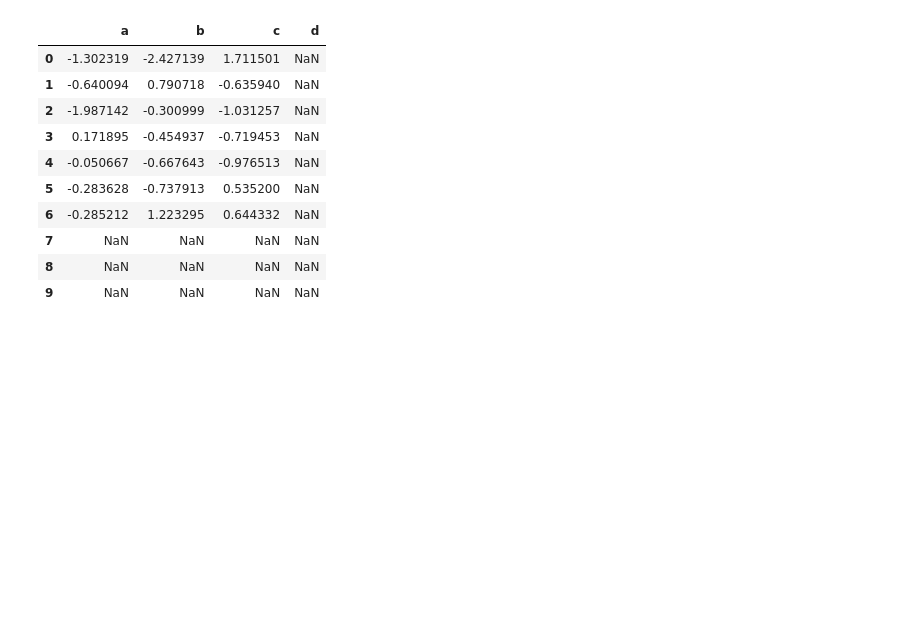
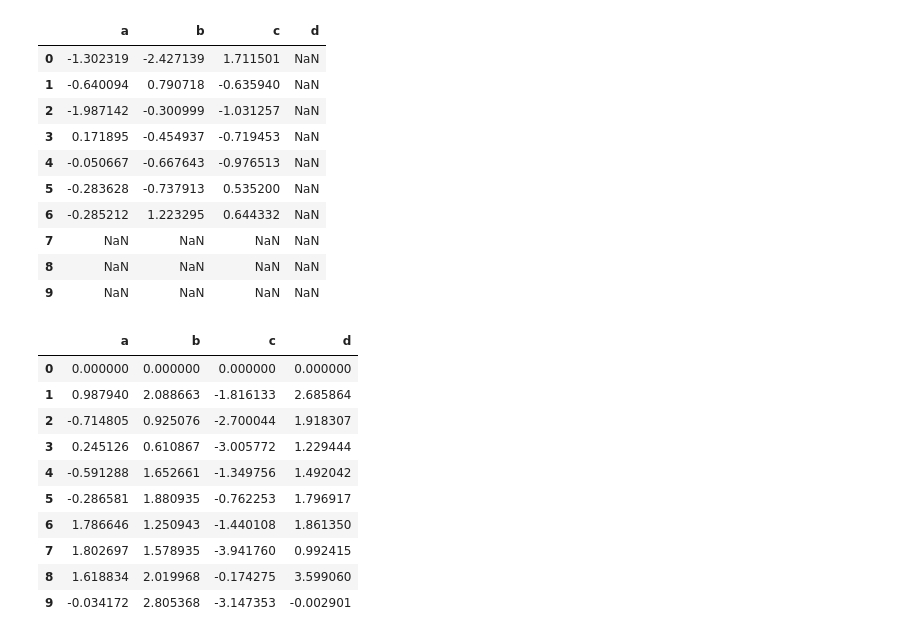
Before and after one commit to sitsawek/Practical-statistic-for-data-scientist, a Jupyter notebook: explore_data_analysis.ipynb, the cells around one changed output. Drawn from its saved outputs; the diff is of its cells as text; code cells hidden in the pictures; blank space fills up the shorter version.

```diff
--- a/explore_data_analysis.ipynb
+++ b/explore_data_analysis.ipynb
@@ -579,3 +579,18 @@ df + df2
 | 7 | NaN | NaN | NaN | NaN |
 | 8 | NaN | NaN | NaN | NaN |
 | 9 | NaN | NaN | NaN | NaN |
+# %%
+# Series index on dataframe thus broadcasting row wise.
+df-df.iloc[0]
+# %% [output]
+|  | a | b | c | d |
+| 0 | 0.000000 | 0.000000 | 0.000000 | 0.000000 |
+| 1 | 0.987940 | 2.088663 | -1.816133 | 2.685864 |
+| 2 | -0.714805 | 0.925076 | -2.700044 | 1.918307 |
+| 3 | 0.245126 | 0.610867 | -3.005772 | 1.229444 |
+| 4 | -0.591288 | 1.652661 | -1.349756 | 1.492042 |
+| 5 | -0.286581 | 1.880935 | -0.762253 | 1.796917 |
+| 6 | 1.786646 | 1.250943 | -1.440108 | 1.861350 |
+| 7 | 1.802697 | 1.578935 | -3.941760 | 0.992415 |
+| 8 | 1.618834 | 2.019968 | -0.174275 | 3.599060 |
+| 9 | -0.034172 | 2.805368 | -3.147353 | -0.002901 |
```
Also changed, not shown: parts of 20 cells of this notebook.
